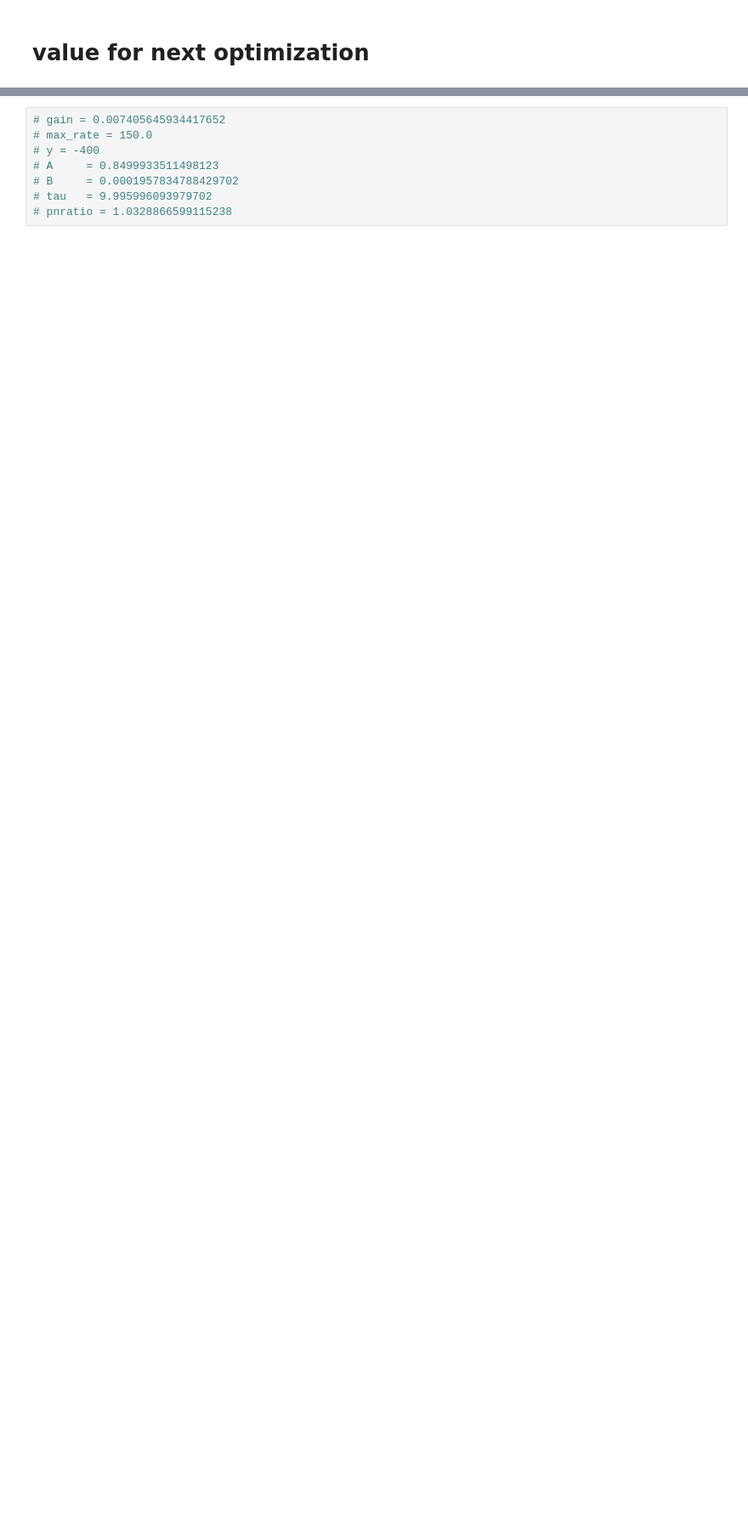
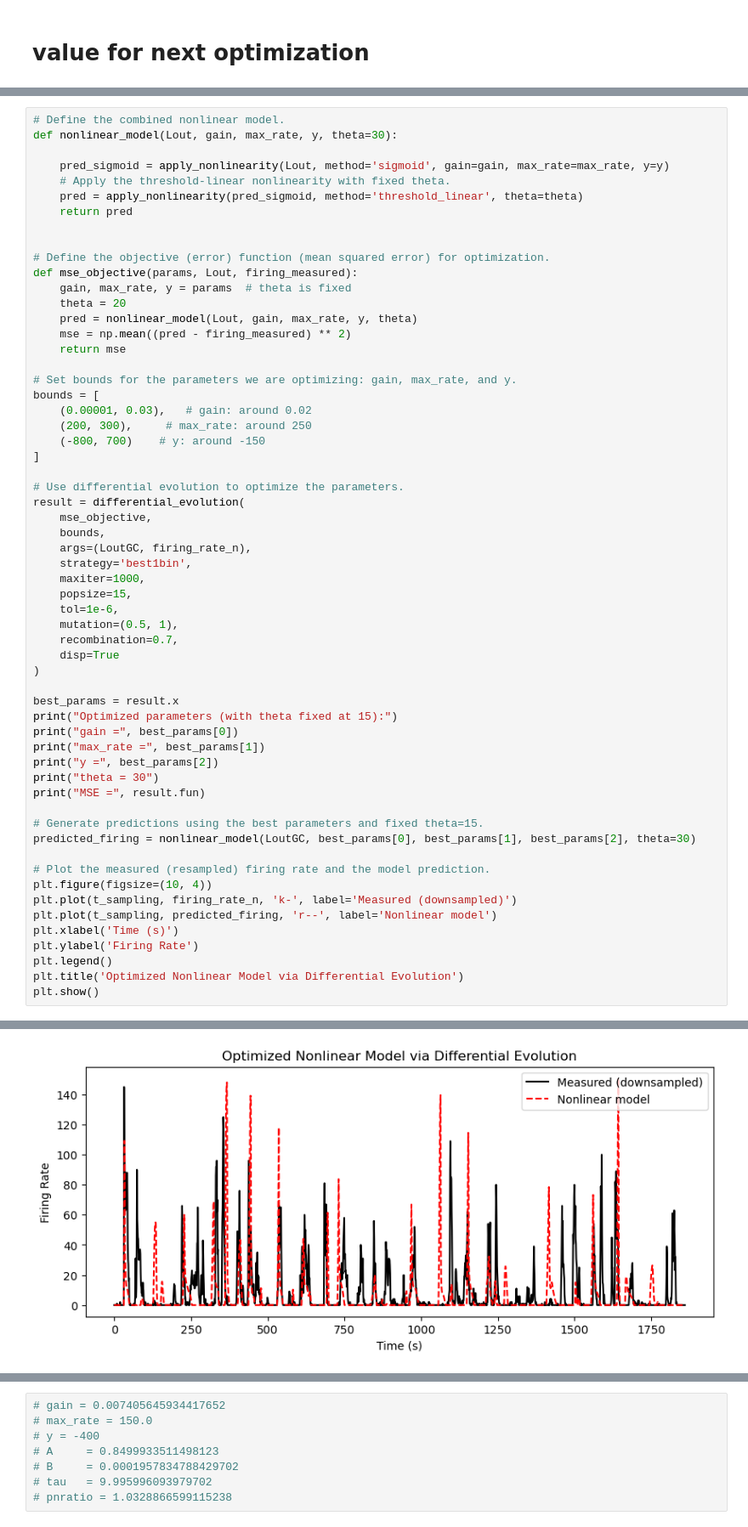
Before and after one commit to Schwartz-Lab-NU/Natural_motion-model, a Jupyter notebook: optim_spike_distance.ipynb, the cells around one changed output, grey strips where cells are left out. Shown at 85% size. Drawn from its saved outputs; the diff is of its cells as text; blank space fills up the shorter version.

```diff
--- a/optim_spike_distance.ipynb
+++ b/optim_spike_distance.ipynb
@@ -783,0 +921,60 @@ array([[ 547.93773023, 1075.77855365],
+# %%
+# Define the combined nonlinear model.
+def nonlinear_model(Lout, gain, max_rate, y, theta=30):
+
+    pred_sigmoid = apply_nonlinearity(Lout, method='sigmoid', gain=gain, max_rate=max_rate, y=y)
+    # Apply the threshold-linear nonlinearity with fixed theta.
+    pred = apply_nonlinearity(pred_sigmoid, method='threshold_linear', theta=theta)
+    return pred
+
+
+# Define the objective (error) function (mean squared error) for optimization.
+def mse_objective(params, Lout, firing_measured):
+    gain, max_rate, y = params  # theta is fixed
+    theta = 20
+    pred = nonlinear_model(Lout, gain, max_rate, y, theta)
+    mse = np.mean((pred - firing_measured) ** 2)
+    return mse
+
+# Set bounds for the parameters we are optimizing: gain, max_rate, and y.
+bounds = [
+    (0.00001, 0.03),   # gain: around 0.02
+    (200, 300),     # max_rate: around 250
+    (-800, 700)    # y: around -150
+]
+
+# Use differential evolution to optimize the parameters.
+result = differential_evolution(
+    mse_objective,
+    bounds,
+    args=(LoutGC, firing_rate_n),
+    strategy='best1bin',
+    maxiter=1000,
+    popsize=15,
+    tol=1e-6,
+    mutation=(0.5, 1),
+    recombination=0.7,
+    disp=True
+)
+
+best_params = result.x
+print("Optimized parameters (with theta fixed at 15):")
+print("gain =", best_params[0])
+print("max_rate =", best_params[1])
+print("y =", best_params[2])
+print("theta = 30")
+print("MSE =", result.fun)
+
+# Generate predictions using the best parameters and fixed theta=15.
+predicted_firing = nonlinear_model(LoutGC, best_params[0], best_params[1], best_params[2], theta=30)
+
+# Plot the measured (resampled) firing rate and the model prediction.
+plt.figure(figsize=(10, 4))
+plt.plot(t_sampling, firing_rate_n, 'k-', label='Measured (downsampled)')
+plt.plot(t_sampling, predicted_firing, 'r--', label='Nonlinear model')
+plt.xlabel('Time (s)')
+plt.ylabel('Firing Rate')
+plt.legend()
+plt.title('Optimized Nonlinear Model via Differential Evolution')
+plt.show()
+# %% [output]
@@ -783,0 +998 @@ array([[ 547.93773023, 1075.77855365],
+[figure, added]
```
Also changed, not shown: parts of 13 cells of this notebook.
